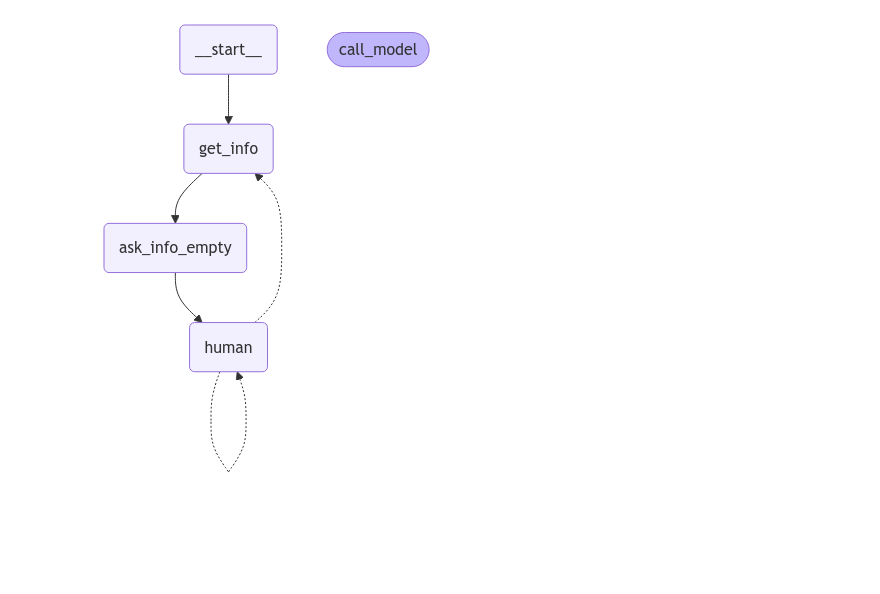
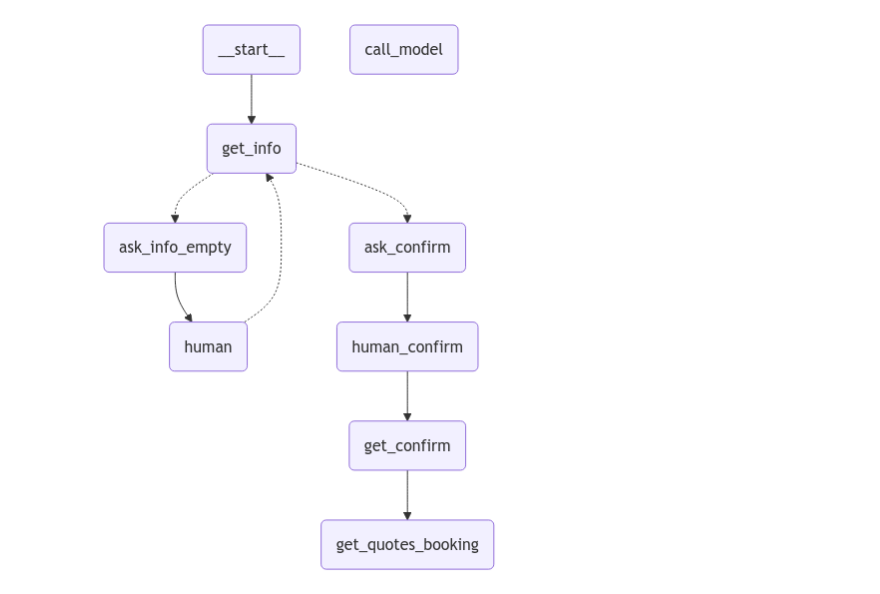
Before and after one commit to yuh2150/langchain-chatbot, a Jupyter notebook: main.ipynb, the cells around one changed output. Drawn from its saved outputs; the diff is of its cells as text; code cells hidden in the pictures; blank space fills up the shorter version.

```diff
--- a/main.ipynb
+++ b/main.ipynb
@@ -346,7 +336,6 @@ def ask_info_empty(
 ):
     first_prompt = ChatPromptTemplate.from_template(
         """Ask one question at a time, even if you don't get all the info. Don't list the questions or greet the user.
-        Explain you're gathering info to help.
         ### ask_for list: {ask_for}"""
     )
     info_gathering_chain = first_prompt | llm | StrOutputParser()
@@ -360,4 +349,11 @@ def ask_info_empty(
             ]} , goto="human")
     else :
         return END
+# %%
+def get_state(state : State):
+    slot_empty = state["slot_empty"]
+    if slot_empty == [] :
+        return "ask_confirm"
+    else :
+        return "ask_info_empty"
 # %%
@@ -381,0 +439,8 @@ def ask_confirm(booking_details : BookingCarDetails):
+# %%
+def human_node_confirm(
+    state: State, config
+):
+    """A node for collecting user confirm."""
+
+    user_confirm = interrupt(value="Please confirm details booking.")
+    return Command(resume=user_confirm)
@@ -395,0 +508,25 @@ graph = builder.compile(checkpointer=checkpointer)
+# %%
+builder = StateGraph(State)
+builder.add_node("call_model", call_model)
+builder.add_node("get_info", info_chain)
+builder.add_node("ask_info_empty", ask_info_empty)
+builder.add_node("human", human_node)
+builder.add_node("human_confirm", human_node_confirm)
+builder.add_node("ask_confirm", ask_confirm)
+builder.add_node("get_quotes_booking", get_quotes)
+
+builder.add_node("get_confirm", get_confirm_state)
+
+builder.add_edge(START, "get_info")
+
+# builder.add_edge("get_info", "ask_confirm")
+
+builder.add_conditional_edges("get_info", get_state ,["ask_confirm", "ask_info_empty"])
+builder.add_edge("ask_info_empty", "human")
+builder.add_edge("ask_confirm", "human_confirm")
+# builder.add_edge("ask_confirm", "get_confirm")
+builder.add_edge("human_confirm", "get_confirm")
+builder.add_edge("get_confirm", "get_quotes_booking")
+# builder.add_edge("call_model", "info")
+checkpointer = MemorySaver()
+graph = builder.compile(checkpointer=checkpointer)
@@ -396,6 +557,6 @@ graph = builder.compile(checkpointer=checkpointer)
 # %%
 from IPython.display import Image, display
 
-display(Image(graph.get_graph().draw_mermaid_png()))
+display(Image(graph.get_graph(xray=2).draw_mermaid_png()))
 # %% [output]
-[figure, old version]
+[figure, new version]
```
Also changed, not shown: parts of 25 cells of this notebook, 3 other files.
